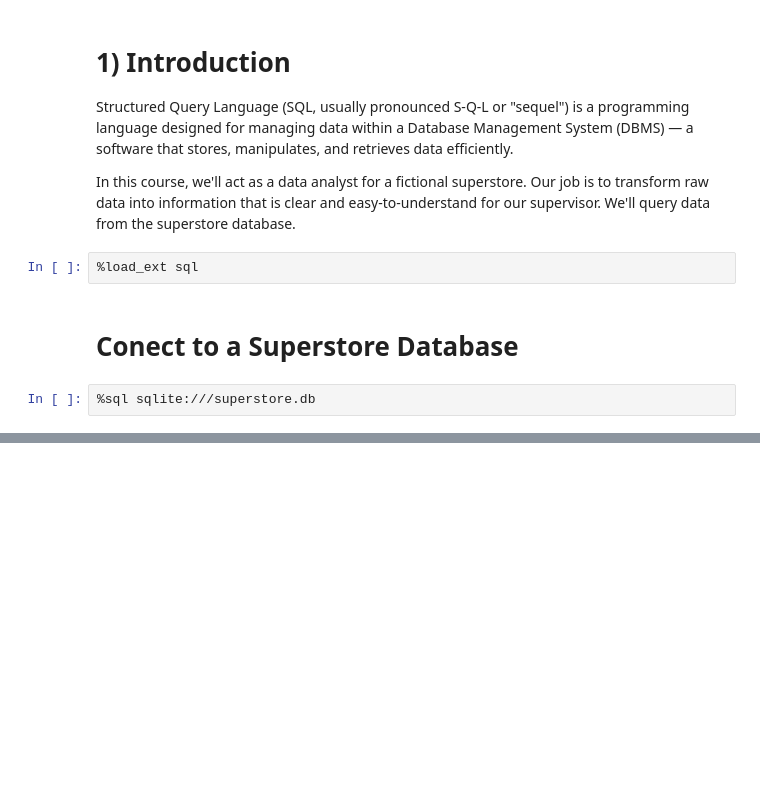
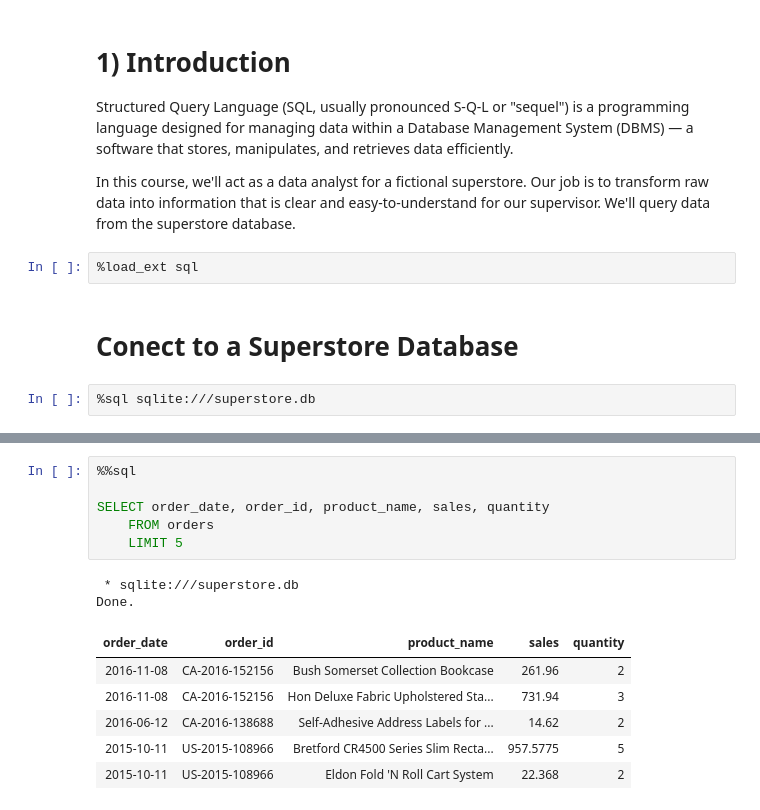
Before and after one commit to TomazFilgueira/Dq_Datascientist, a Jupyter notebook: 5 - Working with Datasources using SQL/5.1 - Introduction to SQL and Databases/1-Exploring the Database and Schema.ipynb, the cells around one changed output, grey strips where cells are left out. Saved outputs shown, nothing was run; the diff lists cells and outputs as text; blank space fills up the shorter version.

```diff
--- a/5 - Working with Datasources using SQL/5.1 - Introduction to SQL and Databases/1-Exploring the Database and Schema.ipynb
+++ b/5 - Working with Datasources using SQL/5.1 - Introduction to SQL and Databases/1-Exploring the Database and Schema.ipynb
@@ -40,0 +167,15 @@ Done.
+# %%
+%%sql
+
+SELECT order_date, order_id, product_name, sales, quantity
+    FROM orders
+    LIMIT 5
+# %% [output]
+ * sqlite:///superstore.db
+Done.
+| order_date | order_id | product_name | sales | quantity |
+| 2016-11-08 | CA-2016-152156 | Bush Somerset Collection Bookcase | 261.96 | 2 |
+| 2016-11-08 | CA-2016-152156 | Hon Deluxe Fabric Upholstered Sta... | 731.94 | 3 |
+| 2016-06-12 | CA-2016-138688 | Self-Adhesive Address Labels for ... | 14.62 | 2 |
+| 2015-10-11 | US-2015-108966 | Bretford CR4500 Series Slim Recta... | 957.5775 | 5 |
+| 2015-10-11 | US-2015-108966 | Eldon Fold 'N Roll Cart System | 22.368 | 2 |
```
Also changed, not shown: parts of 16 cells of this notebook, 1 other file.
